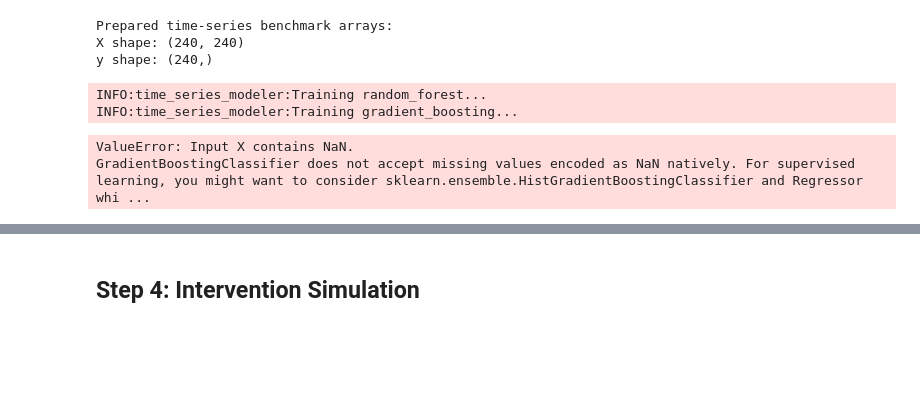
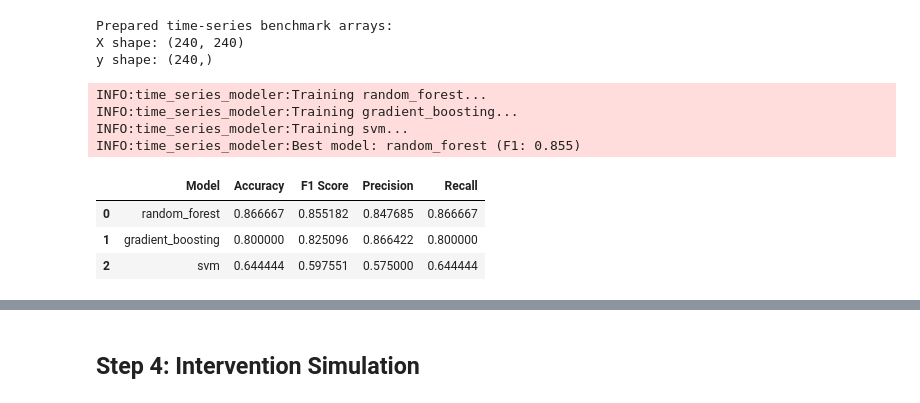
Before and after one commit to Mudarshiru/TimeSeriesAnalysisTutorial, a Jupyter notebook: analysis.ipynb, the cells around one changed output, grey strips where cells are left out. Drawn from its saved outputs; the diff is of its cells as text; code cells hidden in the pictures; blank space fills up the shorter version.

```diff
--- a/analysis.ipynb
+++ b/analysis.ipynb
@@ -679,32 +681,36 @@ y shape: (240,)
 # %%
 
 benchmark_results = ts_modeler.train_models(
     X_ts,
     y_ts,
     models_to_train=['random_forest', 'gradient_boosting', 'svm'],
     cv_splits=3
 )
 
 if benchmark_results:
     models_performance = pd.DataFrame([
         {
             'Model': model_name,
-            'Accuracy': metrics.get('mean_accuracy', np.nan),
-            'F1 Score': metrics.get('mean_f1', np.nan),
-            'Precision': metrics.get('mean_precision', np.nan),
-            'Recall': metrics.get('mean_recall', np.nan)
+            'Accuracy': metrics.get('avg_accuracy', np.nan),
+            'F1 Score': metrics.get('avg_f1', np.nan),
+            'Precision': metrics.get('avg_precision', np.nan),
+            'Recall': metrics.get('avg_recall', np.nan)
         }
         for model_name, metrics in benchmark_results.items()
     ]).sort_values('F1 Score', ascending=False)
 else:
     models_performance = pd.DataFrame(columns=['Model', 'Accuracy', 'F1 Score', 'Precision', 'Recall'])
 
 models_performance
 # %% [output]
 INFO:time_series_modeler:Training random_forest...
 INFO:time_series_modeler:Training gradient_boosting...
+INFO:time_series_modeler:Training svm...
+INFO:time_series_modeler:Best model: random_forest (F1: 0.855)
-ValueError: Input X contains NaN.
-GradientBoostingClassifier does not accept missing values encoded as NaN natively. For supervised learning, you might want to consider sklearn.ensemble.HistGradientBoostingClassifier and Regressor whi ...
+|  | Model | Accuracy | F1 Score | Precision | Recall |
+| 0 | random_forest | 0.866667 | 0.855182 | 0.847685 | 0.866667 |
+| 1 | gradient_boosting | 0.800000 | 0.825096 | 0.866422 | 0.800000 |
+| 2 | svm | 0.644444 | 0.597551 | 0.575000 | 0.644444 |
 # %%
 
 # Compare the benchmark models against the LSTM regression metrics already computed
```
Also changed, not shown: parts of 8 cells of this notebook, 2 other files.
